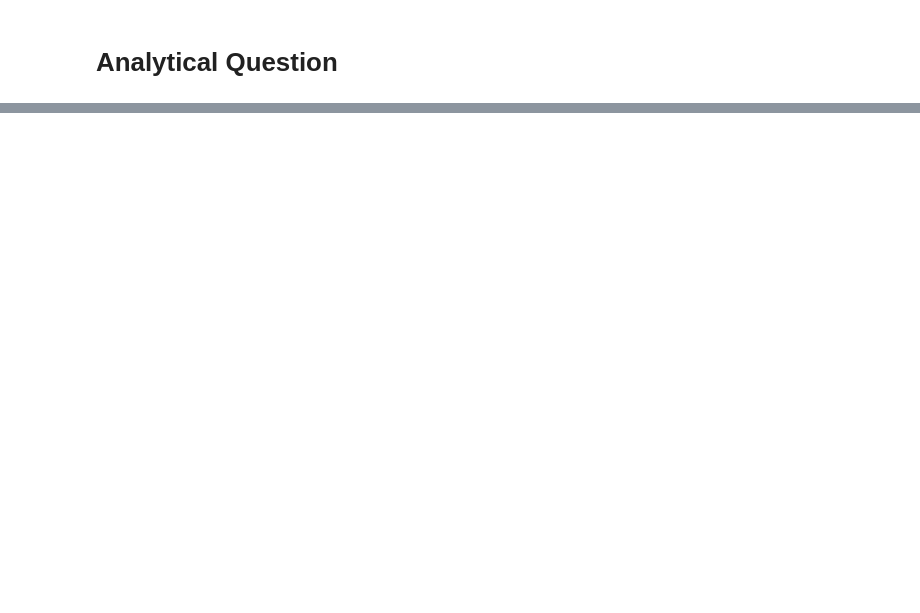
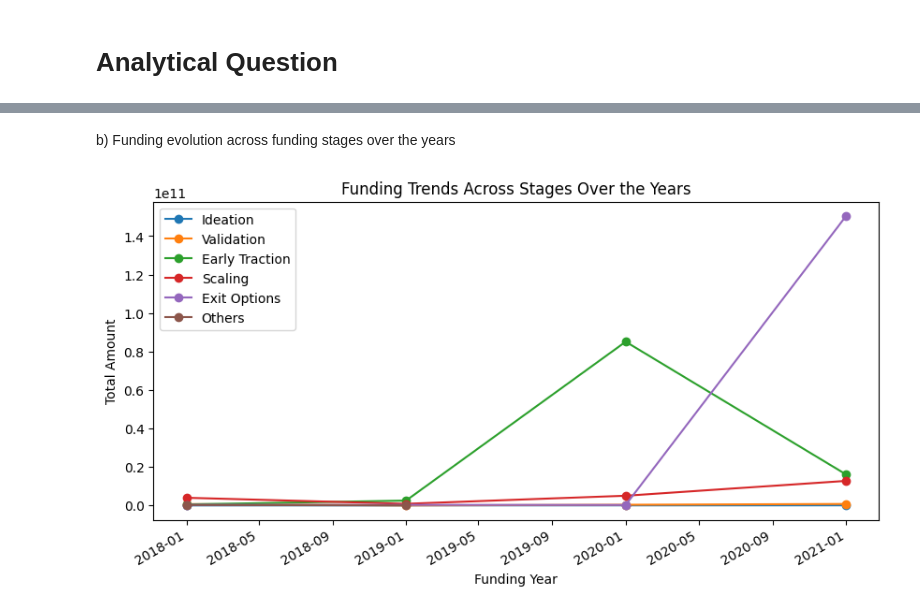
Before and after one commit to edadso/Exploring-Opportunities-in-the-Indian-Startup-Ecosystem, a Jupyter notebook: project_code.ipynb, the cells around one changed output, grey strips where cells are left out. Saved outputs shown, nothing was run; the diff lists cells and outputs as text; code cells hidden in the pictures; blank space fills up the shorter version.

```diff
--- a/project_code.ipynb
+++ b/project_code.ipynb
@@ -1431,0 +1407,35 @@ Plotting: Use box plots or scatter plots to visualize the relationship between s
+# %% [markdown]
+b) Funding evolution across funding stages over the years
+# %%
+# Filter data for each stage
+ideation = df_combined[df_combined["stage"] == "Ideation"]
+validation = df_combined[df_combined["stage"] == "Validation"]
+early_traction = df_combined[df_combined["stage"] == "Early Traction"]
+scaling = df_combined[df_combined["stage"] == "Scaling"]
+exit_options = df_combined[df_combined["stage"] == "Exit Options"]
+others = df_combined[df_combined["stage"] == "Others"]
+
+# Group by year and sum the funding amounts
+ideation_grouped = ideation.groupby(by = "year_funded")["amount"].sum()
+validation_grouped = validation.groupby(by = "year_funded")["amount"].sum()
+early_traction_grouped = early_traction.groupby(by = "year_funded")["amount"].sum()
+scaling_grouped = scaling.groupby(by = "year_funded")["amount"].sum()
+exit_options_grouped = exit_options.groupby(by = "year_funded")["amount"].sum()
+others_grouped = others.groupby(by = "year_funded")["amount"].sum()
+
+plt.figure(figsize = (10, 5))
+
+ideation_grouped.plot(label = "Ideation", marker = "o")
+validation_grouped.plot(label = "Validation", marker = "o")
+early_traction_grouped.plot(label = "Early Traction", marker = "o")
+scaling_grouped.plot(label = "Scaling", marker = "o")
+exit_options_grouped.plot(label = "Exit Options", marker = "o")
+others_grouped.plot(label = "Others", marker = "o")
+
+plt.title("Funding Trends Across Stages Over the Years")
+plt.xlabel("Funding Year")
+plt.ylabel("Total Amount")
+plt.legend()
+plt.show()
+# %% [output]
+[figure, added]
```
Also changed, not shown: parts of 55 cells of this notebook, 1 other file.
